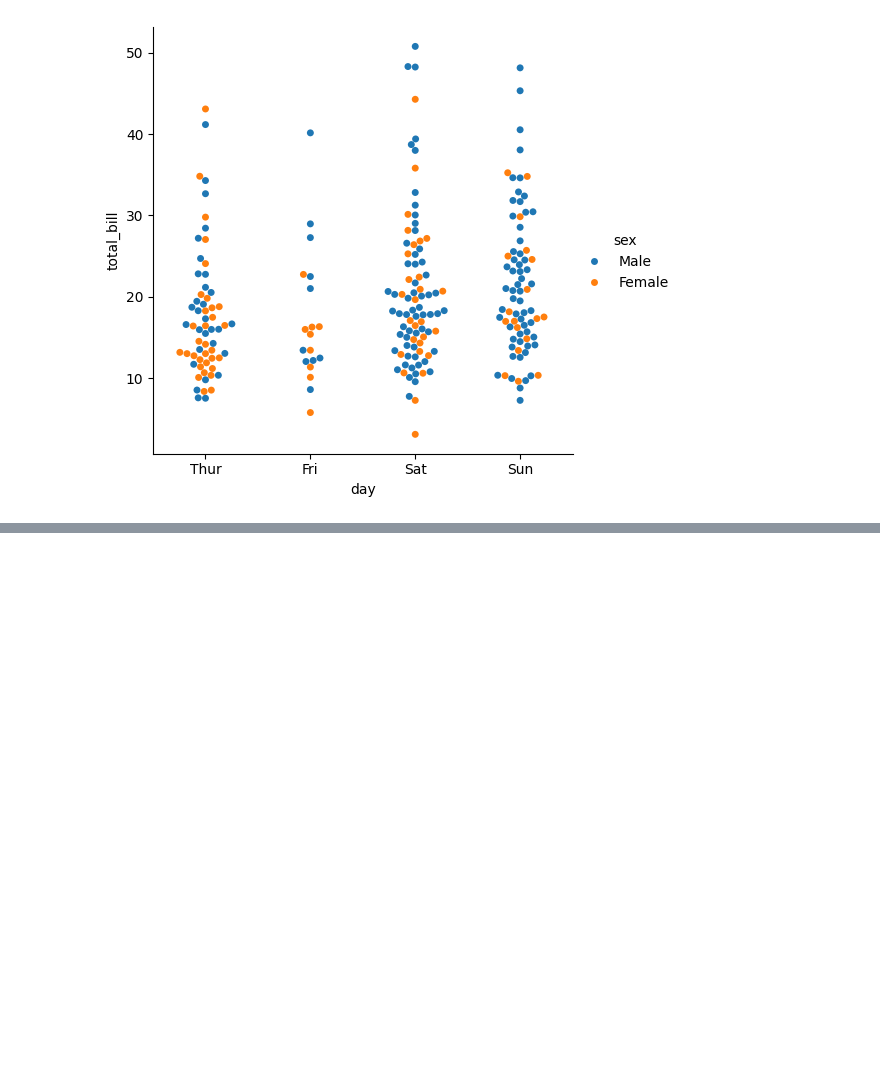
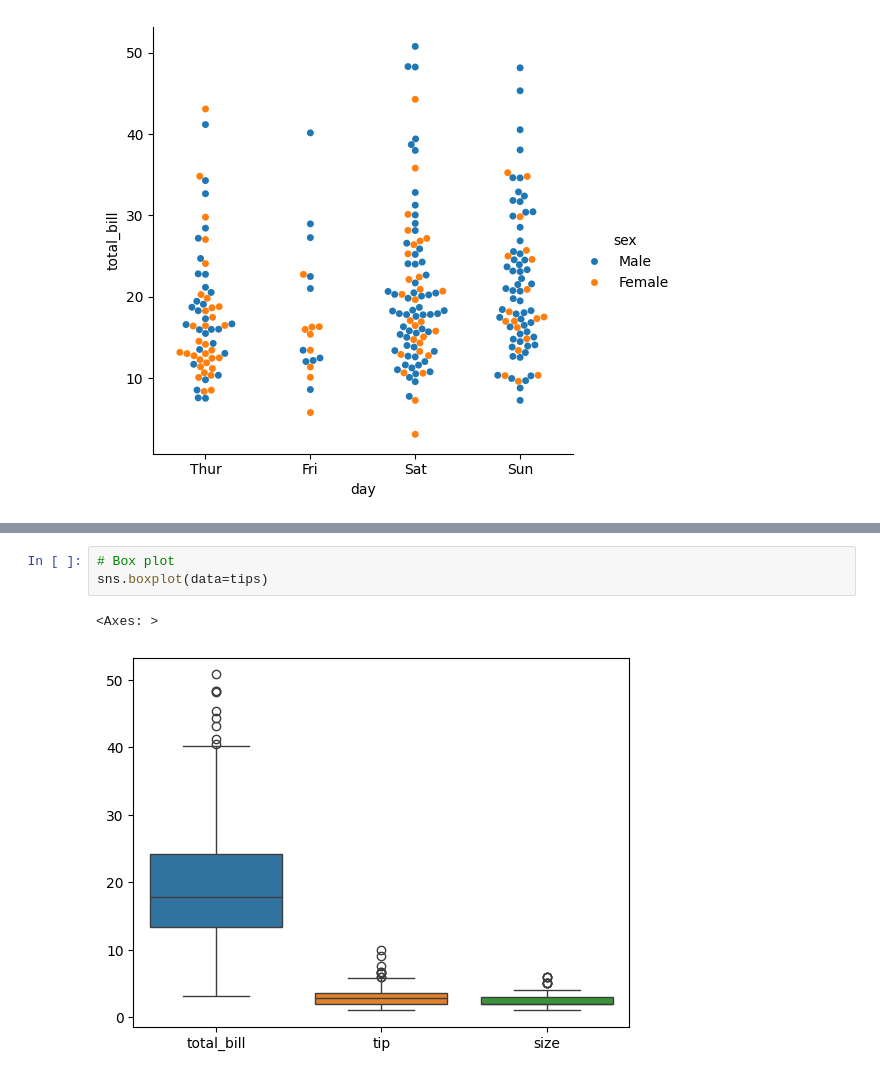
Before and after one commit to ndangol4873/ML_NOTE, a Jupyter notebook: visualization/Seaborn/Categorical_Plot.ipynb, the cells around one changed output, grey strips where cells are left out. Drawn from its saved outputs; the diff is of its cells as text; blank space fills up the shorter version.

```diff
--- a/visualization/Seaborn/Categorical_Plot.ipynb
+++ b/visualization/Seaborn/Categorical_Plot.ipynb
@@ -114,0 +144,6 @@ plt.show()
+# %%
+# Box plot
+sns.boxplot(data=tips)
+# %% [output]
+<Axes: >
+[figure, added]
```
Also changed, not shown: parts of 25 cells of this notebook, 3 other files.
